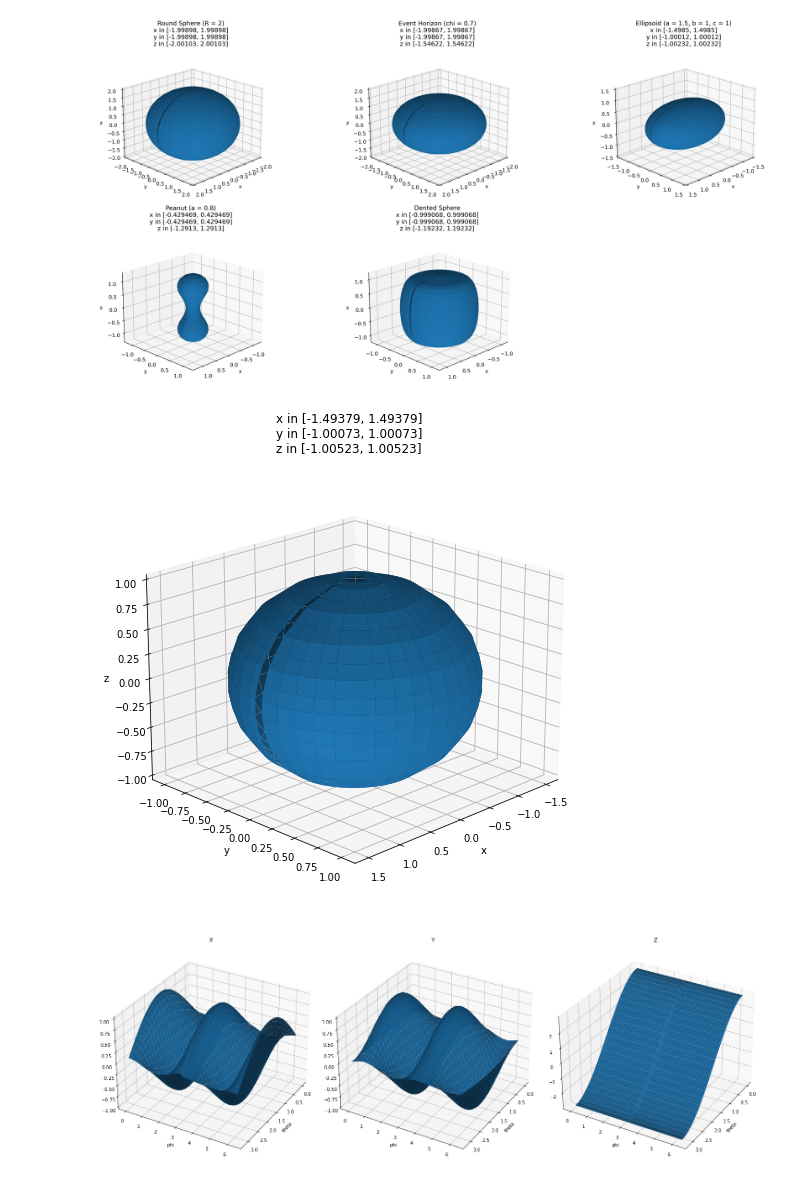
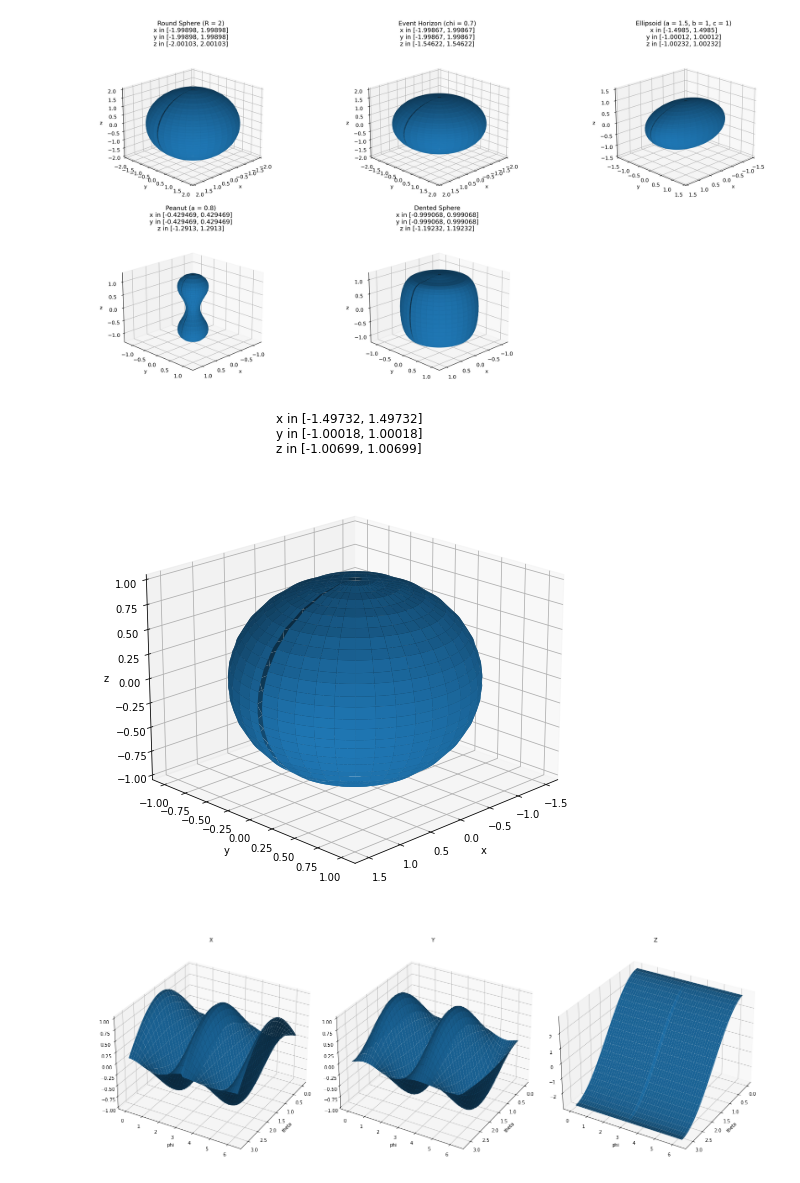
Before and after one commit to iago-mendes/eucled, a Jupyter notebook: src/exercises/08-embedding/assets/plots.ipynb, the cells around one changed output. Cells and saved outputs as stored; diff of their text form; code cells hidden in the pictures.

```diff
--- a/src/exercises/08-embedding/assets/plots.ipynb
+++ b/src/exercises/08-embedding/assets/plots.ipynb
@@ -220,45 +220,45 @@ plt.show()
 # %% [output]
 [figure]
 # %%
-N_theta = 20
+N_theta = 30
 N_phi = 4*N_theta
 
 fig = plt.figure(layout="constrained")
 
-embedding = np.genfromtxt('embedding_ellipsoid_20x80.csv', delimiter=',')
+embedding = np.genfromtxt('embedding_ellipsoid_30x120.csv', delimiter=',')
 # print("chi", chi)
 # print("x: ", min(x), max(x))
 # print("y: ", min(y), max(y))
 # print("z: ", min(z), max(z))
 
 x = embedding[:,0]
 y = embedding[:,1]
 z = embedding[:,2]
 
 X = np.reshape(x, (N_theta, N_phi))
 Y = np.reshape(y, (N_theta, N_phi))
 Z = np.reshape(z, (N_theta, N_phi))
 
 ax = fig.add_subplot(111, projection='3d')
 ax.plot_surface(X, Y, Z)
 # ax.plot_surface(X, Y, Z, cmap=cm.coolwarm)
 
 plt.title(f'x in [{min(x)}, {max(x)}]\ny in [{min(y)}, {max(y)}]\nz in [{min(z)}, {max(z)}]')
 ax.set_xlabel("x")
 ax.set_ylabel("y")
 ax.set_zlabel("z")
 
 # side = 1.5
 # ax.set_xlim(-side, side)
 # ax.set_ylim(-side, side)
 # ax.set_zlim(-side, side)
 
 ax.view_init(20, 45) # elev, azim
 fig.set_size_inches(20, 7, forward=True)
 
 plt.show()
 # %% [output]
-[figure, old version]
+[figure, new version]
 # %%
 N_theta = 25
 N_phi = 4*N_theta
```
Also changed, not shown: parts of 5 cells of this notebook, 5 other files.
